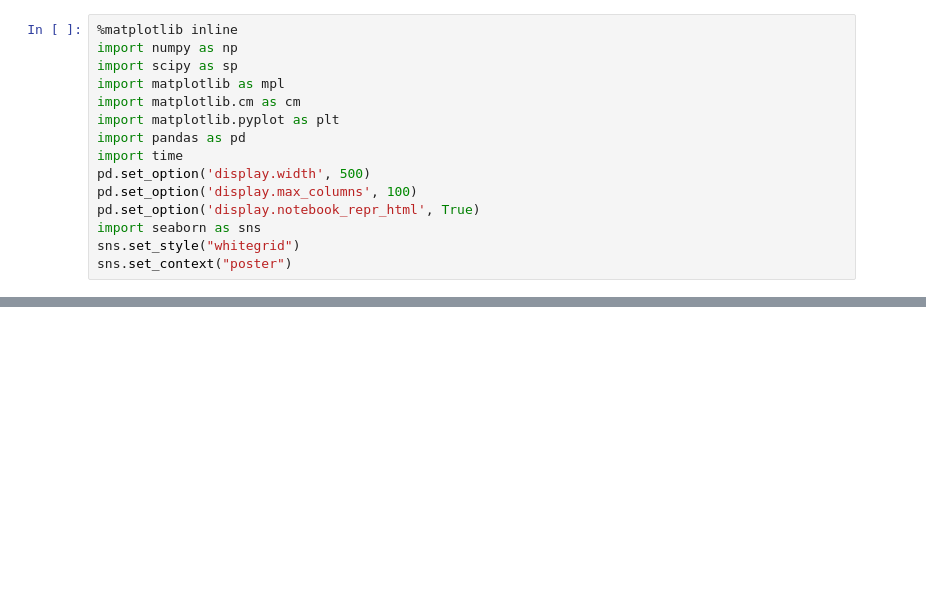
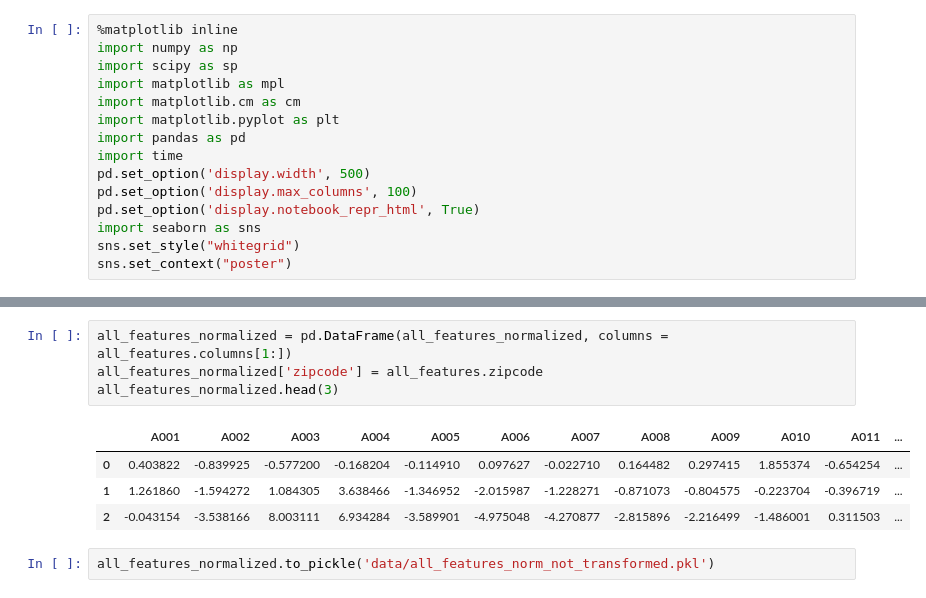
Before and after one commit to austinwu0/cs109-final-project, a Jupyter notebook: normalize_transform_features.ipynb, the cells around one changed output, grey strips where cells are left out. Cells and saved outputs as stored; diff of their text form; blank space fills up the shorter version.

```diff
--- a/normalize_transform_features.ipynb
+++ b/normalize_transform_features.ipynb
@@ -20,0 +102,11 @@ bus_patterns = pd.read_pickle('data/business_patterns.pkl')
+# %%
+all_features_normalized = pd.DataFrame(all_features_normalized, columns = all_features.columns[1:])
+all_features_normalized['zipcode'] = all_features.zipcode
+all_features_normalized.head(3)
+# %% [output]
+|  | A001 | A002 | A003 | A004 | A005 | A006 | A007 | A008 | A009 | A010 | A011 | ... |
+| 0 | 0.403822 | -0.839925 | -0.577200 | -0.168204 | -0.114910 | 0.097627 | -0.022710 | 0.164482 | 0.297415 | 1.855374 | -0.654254 | ... |
+| 1 | 1.261860 | -1.594272 | 1.084305 | 3.638466 | -1.346952 | -2.015987 | -1.228271 | -0.871073 | -0.804575 | -0.223704 | -0.396719 | ... |
+| 2 | -0.043154 | -3.538166 | 8.003111 | 6.934284 | -3.589901 | -4.975048 | -4.270877 | -2.815896 | -2.216499 | -1.486001 | 0.311503 | ... |
+# %%
+all_features_normalized.to_pickle('data/all_features_norm_not_transformed.pkl')
```
Also changed, not shown: parts of 16 cells of this notebook, 1 other file.
